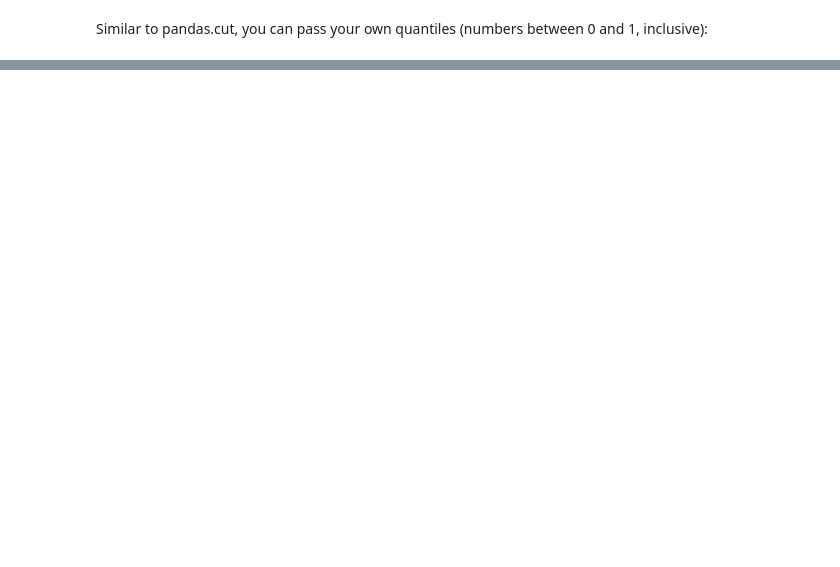
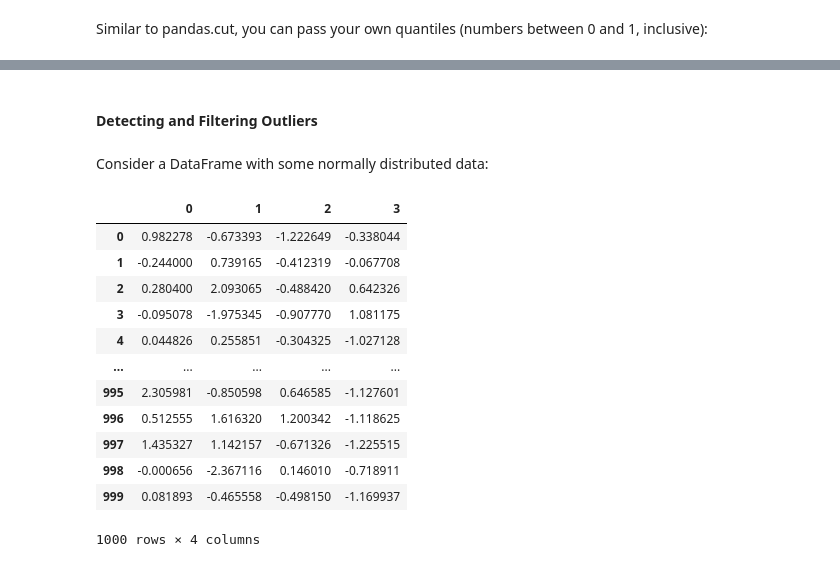
Before and after one commit to navneet-srivastava/python-data-analysis, a Jupyter notebook: data_cleaning.ipynb, the cells around one changed output, grey strips where cells are left out. Cells and saved outputs as stored; diff of their text form; code cells hidden in the pictures; blank space fills up the shorter version.

```diff
--- a/data_cleaning.ipynb
+++ b/data_cleaning.ipynb
@@ -704 +696,23 @@ pd.qcut(data, [0, 0.1, 0.5, 0.9, 1.]).value_counts()
 Name: count, dtype: int64
+# %% [markdown]
+#### Detecting and Filtering Outliers
+# %% [markdown]
+Consider a DataFrame with some normally distributed data:
+# %%
+data = pd.DataFrame(np.random.standard_normal((1000, 4)))
+
+data
+# %% [output]
+|  | 0 | 1 | 2 | 3 |
+| 0 | 0.982278 | -0.673393 | -1.222649 | -0.338044 |
+| 1 | -0.244000 | 0.739165 | -0.412319 | -0.067708 |
+| 2 | 0.280400 | 2.093065 | -0.488420 | 0.642326 |
+| 3 | -0.095078 | -1.975345 | -0.907770 | 1.081175 |
+| 4 | 0.044826 | 0.255851 | -0.304325 | -1.027128 |
+| ... | ... | ... | ... | ... |
+| 995 | 2.305981 | -0.850598 | 0.646585 | -1.127601 |
+| 996 | 0.512555 | 1.616320 | 1.200342 | -1.118625 |
+| 997 | 1.435327 | 1.142157 | -0.671326 | -1.225515 |
+| 998 | -0.000656 | -2.367116 | 0.146010 | -0.718911 |
+| 999 | 0.081893 | -0.465558 | -0.498150 | -1.169937 |
+1000 rows × 4 columns
```
Also changed, not shown: parts of 27 cells of this notebook.
